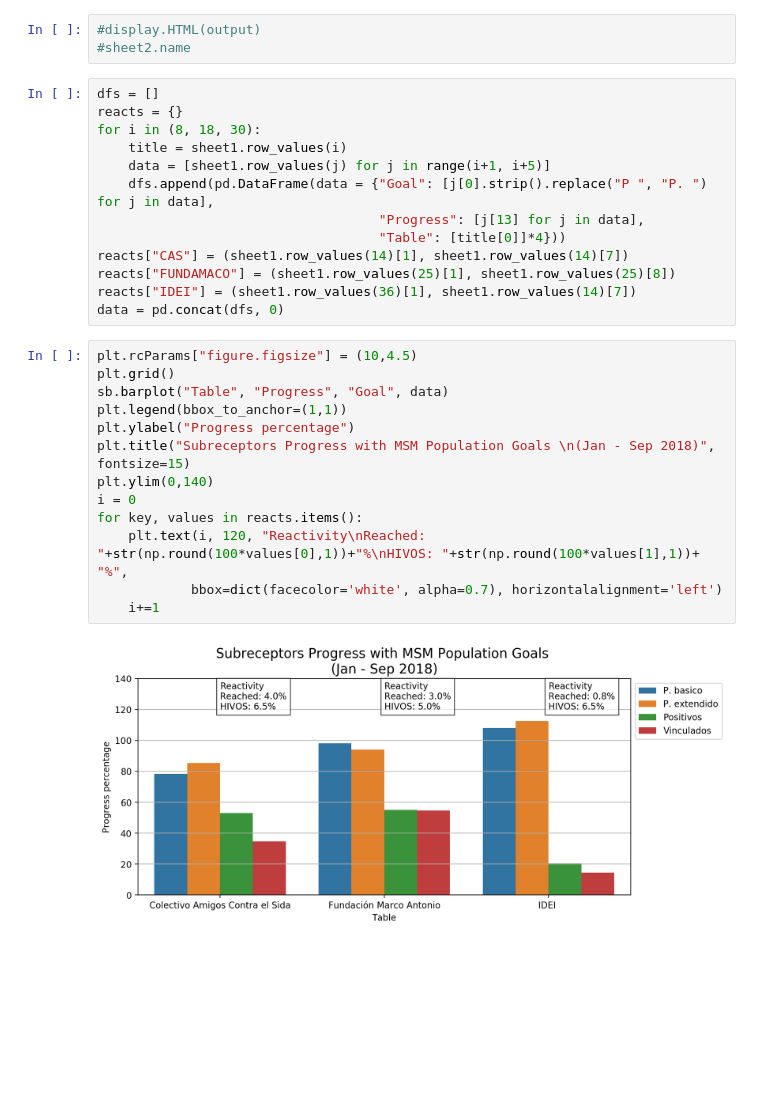
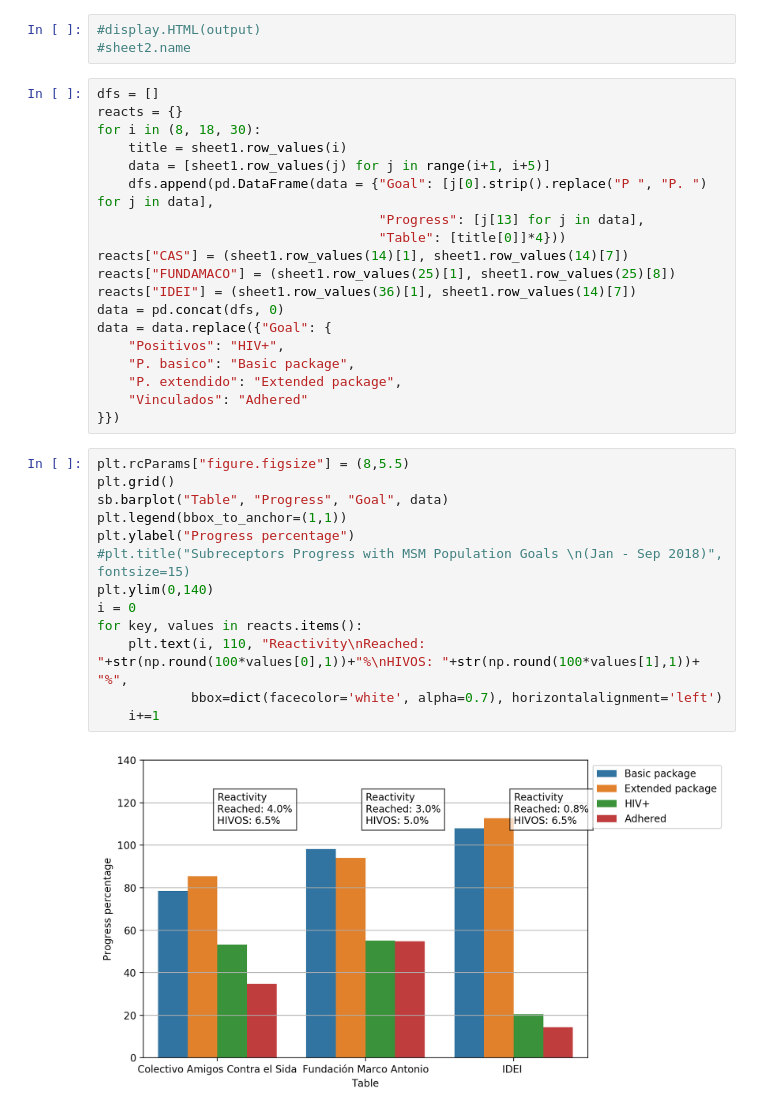
Before and after one commit to Guitlle/gf, a Jupyter notebook: outcome_measurement/hiv/gtm/SIGPRO data exploration.ipynb, the cells around one changed output. Saved outputs shown, nothing was run; the diff lists cells and outputs as text; blank space fills up the shorter version.

Commit message:
graphs hiv

```diff
--- a/outcome_measurement/hiv/gtm/SIGPRO data exploration.ipynb
+++ b/outcome_measurement/hiv/gtm/SIGPRO data exploration.ipynb
@@ -251,21 +251,27 @@ reacts["CAS"] = (sheet1.row_values(14)[1], sheet1.row_values(14)[7])
 reacts["FUNDAMACO"] = (sheet1.row_values(25)[1], sheet1.row_values(25)[8])
 reacts["IDEI"] = (sheet1.row_values(36)[1], sheet1.row_values(14)[7])
 data = pd.concat(dfs, 0)
+data = data.replace({"Goal": {
+    "Positivos": "HIV+",
+    "P. basico": "Basic package",
+    "P. extendido": "Extended package",
+    "Vinculados": "Adhered"
+}})
 # %%
-plt.rcParams["figure.figsize"] = (10,4.5)
+plt.rcParams["figure.figsize"] = (8,5.5)
 plt.grid()
 sb.barplot("Table", "Progress", "Goal", data)
 plt.legend(bbox_to_anchor=(1,1))
 plt.ylabel("Progress percentage")
-plt.title("Subreceptors Progress with MSM Population Goals \n(Jan - Sep 2018)", fontsize=15)
+#plt.title("Subreceptors Progress with MSM Population Goals \n(Jan - Sep 2018)", fontsize=15)
 plt.ylim(0,140)
 i = 0
 for key, values in reacts.items():
-    plt.text(i, 120, "Reactivity\nReached: "+str(np.round(100*values[0],1))+"%\nHIVOS: "+str(np.round(100*values[1],1))+ "%",
+    plt.text(i, 110, "Reactivity\nReached: "+str(np.round(100*values[0],1))+"%\nHIVOS: "+str(np.round(100*values[1],1))+ "%",
             bbox=dict(facecolor='white', alpha=0.7), horizontalalignment='left')
     i+=1
 # %% [output]
-[figure, old version]
+[figure, new version]
 # %%
 dfs = []
 reacts = {}
```
Also changed, not shown: parts of 2 cells of this notebook.
